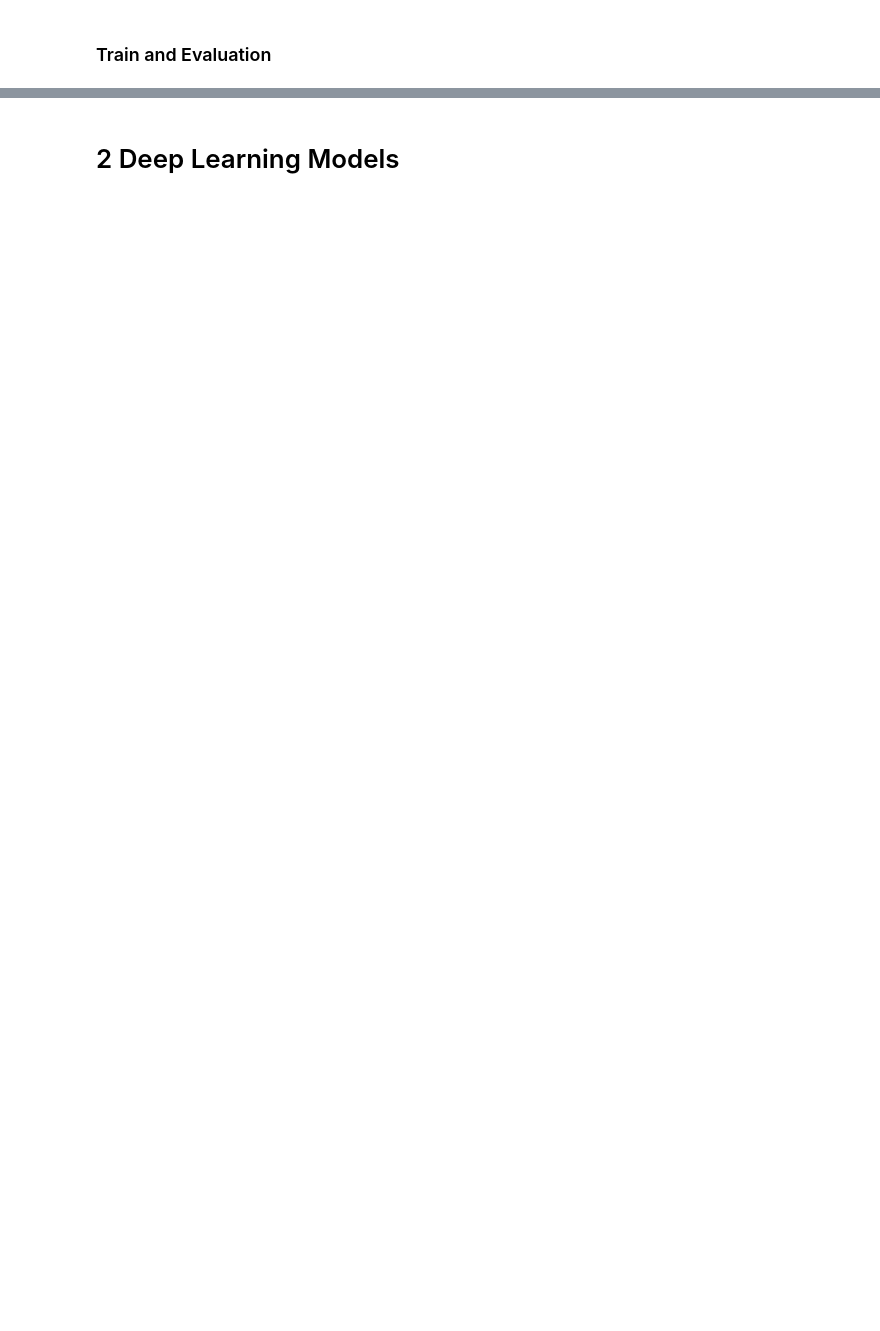
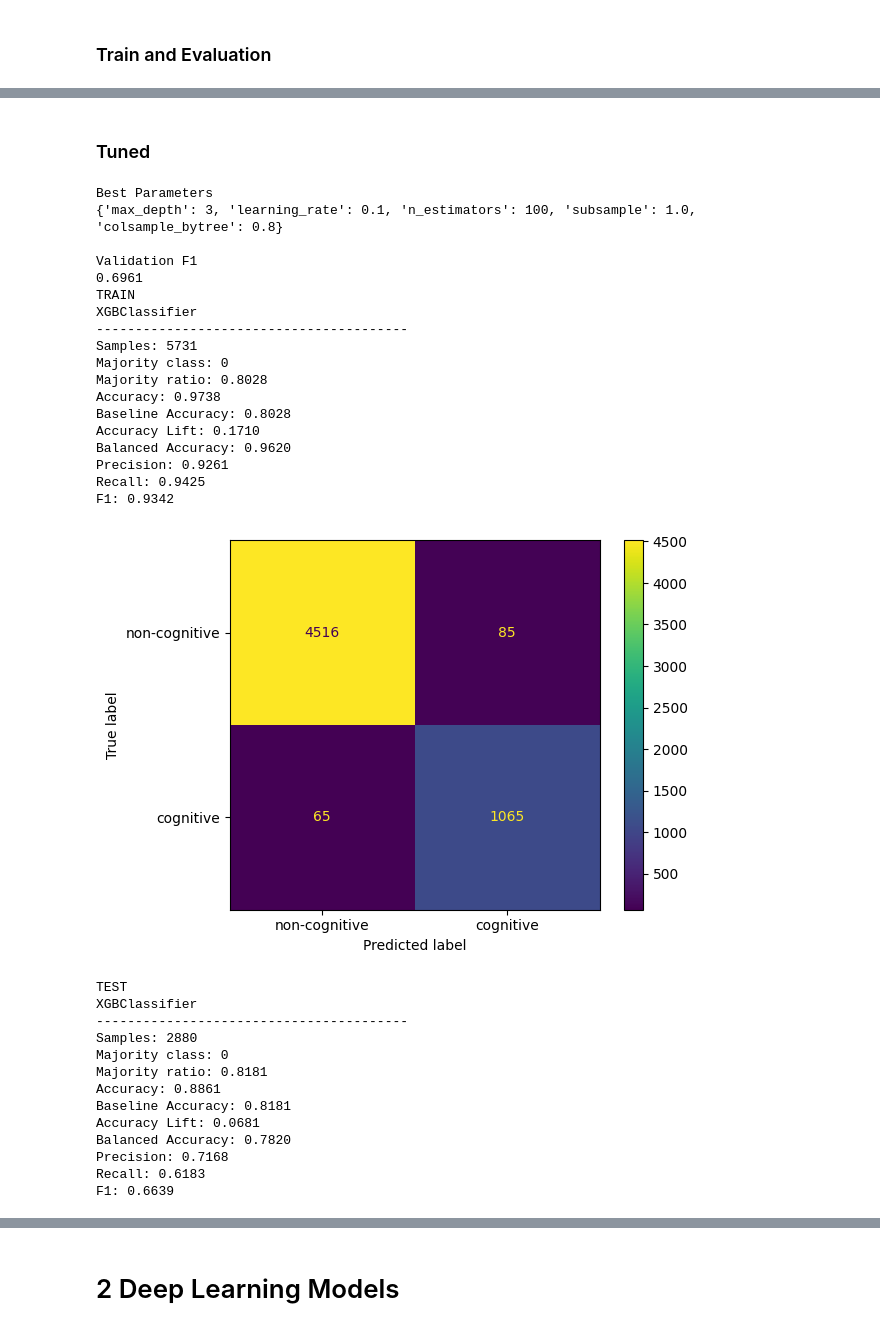
Before and after one commit to Xenoxort/ML4QS, a Jupyter notebook: notebooks/04_modeling.ipynb, the cells around one changed output, grey strips where cells are left out. Cells and saved outputs as stored; diff of their text form; code cells hidden in the pictures; blank space fills up the shorter version.

```diff
--- a/notebooks/04_modeling.ipynb
+++ b/notebooks/04_modeling.ipynb
@@ -547,0 +582,20 @@ xgb_model = run_xgboost(
+# %%
+default_params = {
+    "n_estimators": 200,
+    "max_depth": 6,
+    "learning_rate": 0.05,
+    "random_state": 42,
+    "eval_metric": "logloss"
+}
+
+model = train_xgboost(
+    X_train,
+    y_train,
+    default_params
+)
+
+print("TRAIN")
+evaluate_model(model, X_train, y_train)
+
+print("TEST")
+evaluate_model(model, X_test, y_test)
@@ -547,0 +638,55 @@ xgb_model = run_xgboost(
+# %% [markdown]
+### Tuned
+# %%
+if TUNING:
+    best_params = tune_xgboost(
+        X_train,
+        y_train,
+        X_val,
+        y_val
+    )
+
+    model = train_xgboost(
+        X_train,
+        y_train,
+        best_params
+    )
+
+    print("TRAIN")
+    evaluate_model(model, X_train, y_train)
+
+    print("TEST")
+    evaluate_model(model, X_test, y_test)
+# %% [output]
+Best Parameters
+{'max_depth': 3, 'learning_rate': 0.1, 'n_estimators': 100, 'subsample': 1.0, 'colsample_bytree': 0.8}
+
+Validation F1
+0.6961
+TRAIN
+XGBClassifier
+----------------------------------------
+Samples: 5731
+Majority class: 0
+Majority ratio: 0.8028
+Accuracy: 0.9738
+Baseline Accuracy: 0.8028
+Accuracy Lift: 0.1710
+Balanced Accuracy: 0.9620
+Precision: 0.9261
+Recall: 0.9425
+F1: 0.9342
+[figure, added]
+TEST
+XGBClassifier
+----------------------------------------
+Samples: 2880
+Majority class: 0
+Majority ratio: 0.8181
+Accuracy: 0.8861
+Baseline Accuracy: 0.8181
+Accuracy Lift: 0.0681
+Balanced Accuracy: 0.7820
+Precision: 0.7168
+Recall: 0.6183
+F1: 0.6639
```
Also changed, not shown: parts of 16 cells of this notebook.
